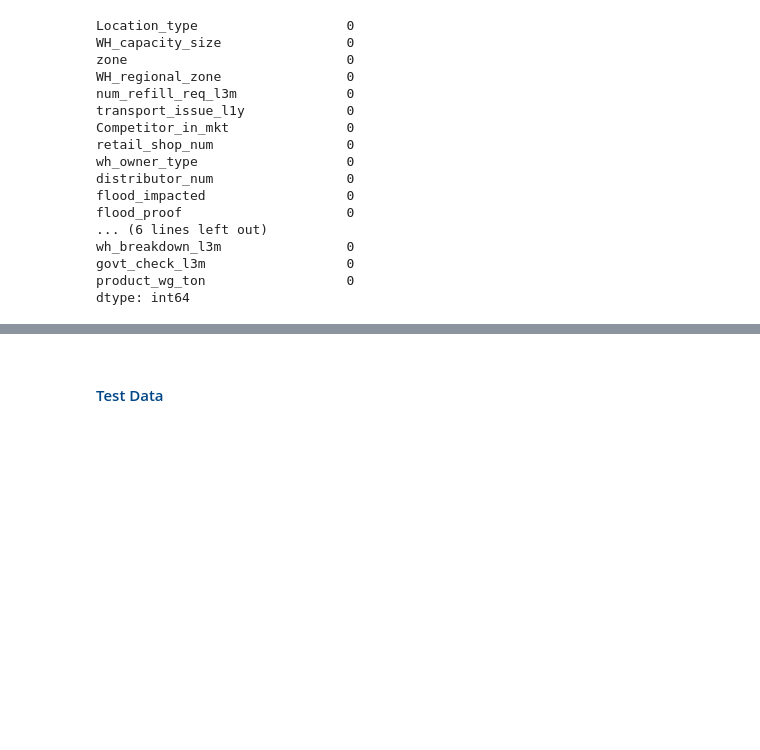
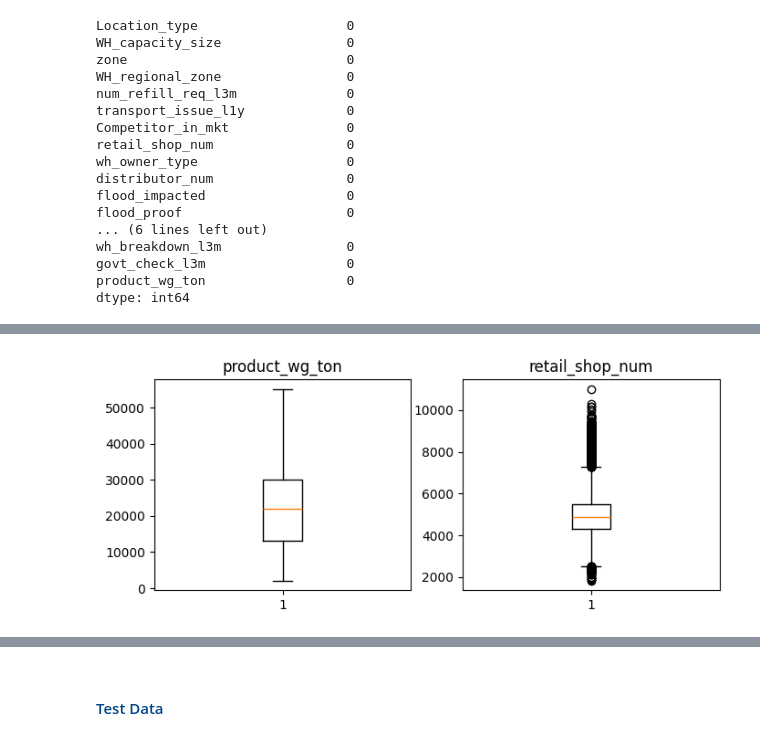
Before and after one commit to Devika-K-M-15/Supply_Chain_Management, a Jupyter notebook: Supply Chain Management.ipynb, the cells around one changed output, grey strips where cells are left out. Saved outputs shown, nothing was run; the diff lists cells and outputs as text; code cells hidden in the pictures; blank space fills up the shorter version.

```diff
--- a/Supply Chain Management.ipynb
+++ b/Supply Chain Management.ipynb
@@ -344,0 +429,16 @@ plt.show()
+# %%
+plt.figure(figsize=(8, 3))
+
+ax1 = plt.subplot2grid((1, 2), (0, 0))
+
+plt.boxplot(df.product_wg_ton)
+plt.title('product_wg_ton')
+
+ax2 = plt.subplot2grid((1, 2), (0, 1))
+
+plt.boxplot(df.retail_shop_num)
+plt.title('retail_shop_num')
+
+plt.show()
+# %% [output]
+[figure, added]
```
Also changed, not shown: parts of 106 cells of this notebook.
